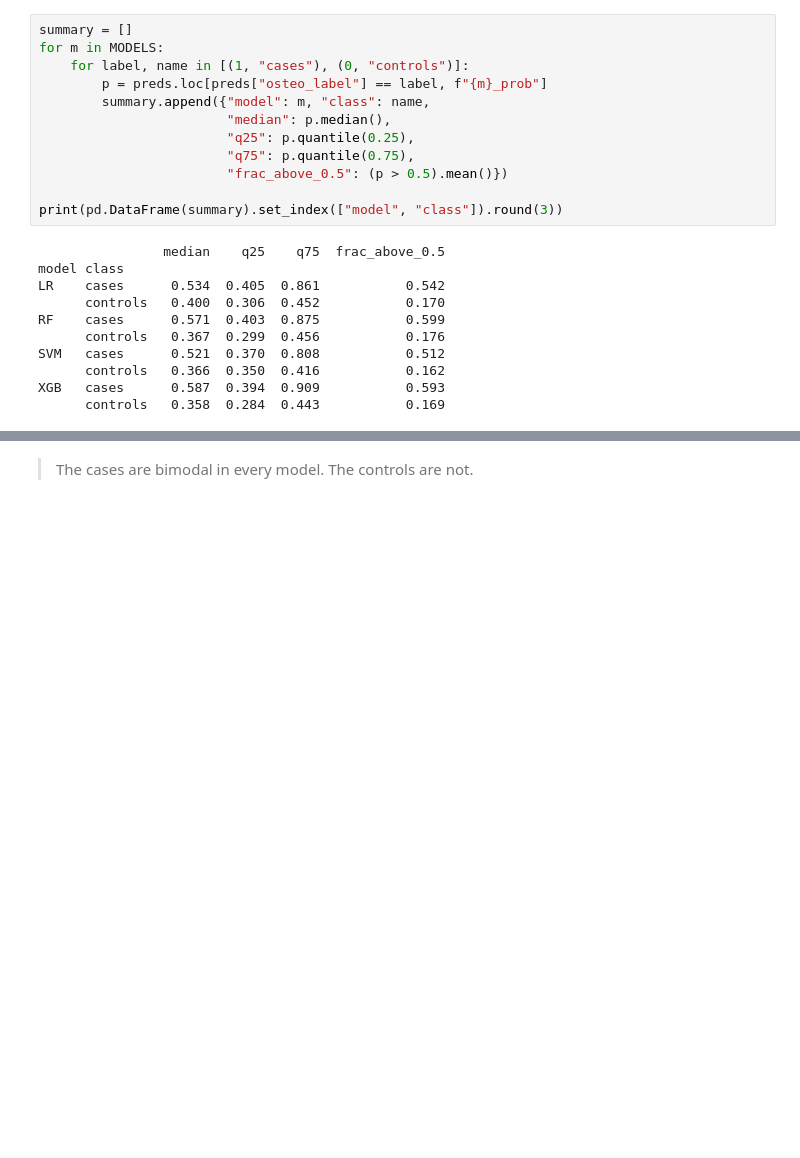
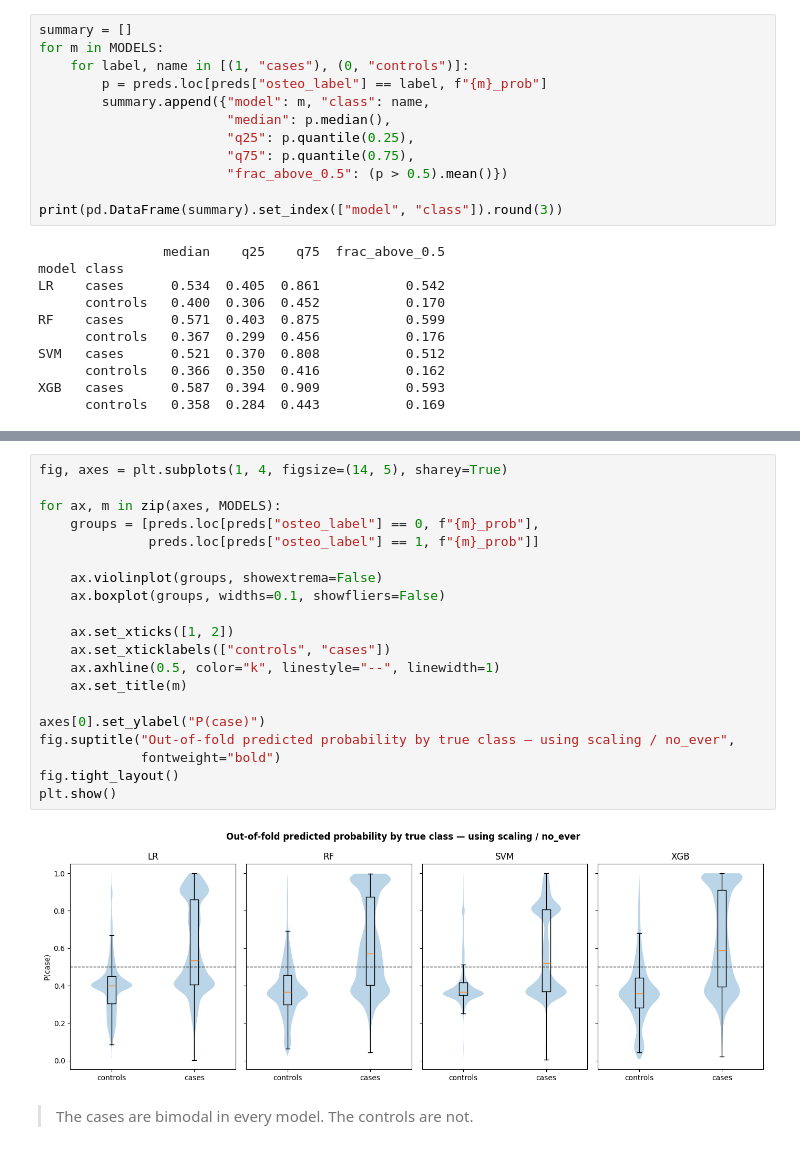
Before and after one commit to ThanhNguyen93/osteoporosis_risk_classifier, a Jupyter notebook: notebooks/07-investigate-class-imbalanced.ipynb, the cells around one changed output, grey strips where cells are left out. Cells and saved outputs as stored; diff of their text form; blank space fills up the shorter version.

```diff
--- a/notebooks/07-investigate-class-imbalanced.ipynb
+++ b/notebooks/07-investigate-class-imbalanced.ipynb
@@ -114,3 +163,25 @@ XGB   cases      0.587  0.394  0.909           0.593
+# %%
+fig, axes = plt.subplots(1, 4, figsize=(14, 5), sharey=True)
+
+for ax, m in zip(axes, MODELS):
+    groups = [preds.loc[preds["osteo_label"] == 0, f"{m}_prob"],
+              preds.loc[preds["osteo_label"] == 1, f"{m}_prob"]]
+
+    ax.violinplot(groups, showextrema=False)
+    ax.boxplot(groups, widths=0.1, showfliers=False)
+
+    ax.set_xticks([1, 2])
+    ax.set_xticklabels(["controls", "cases"])
+    ax.axhline(0.5, color="k", linestyle="--", linewidth=1)
+    ax.set_title(m)
+
+axes[0].set_ylabel("P(case)")
+fig.suptitle("Out-of-fold predicted probability by true class — using scaling / no_ever",
+             fontweight="bold")
+fig.tight_layout()
+plt.show()
+# %% [output]
+[figure, added]
 # %% [markdown]
 > The cases are bimodal in every model. The controls are not.
 # %% [markdown]
```
Also changed, not shown: parts of 44 cells of this notebook, 1 other file.
